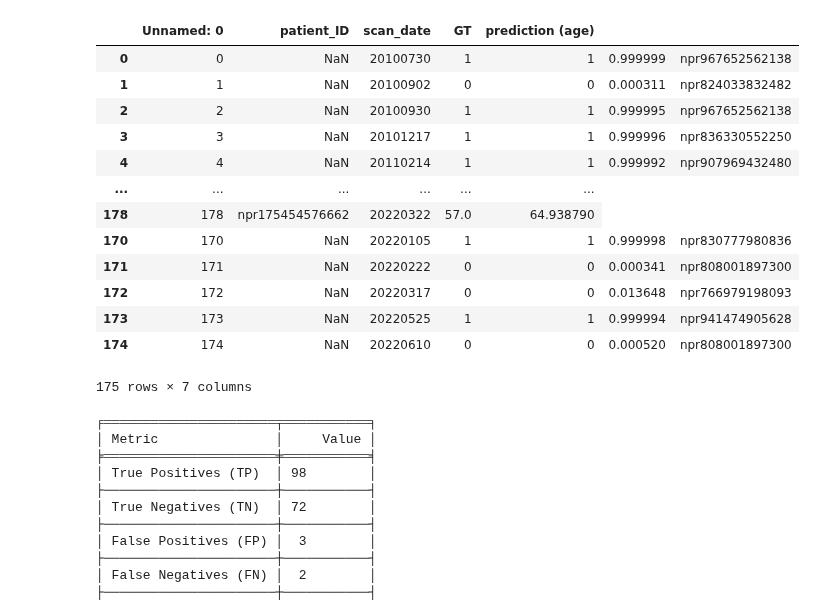
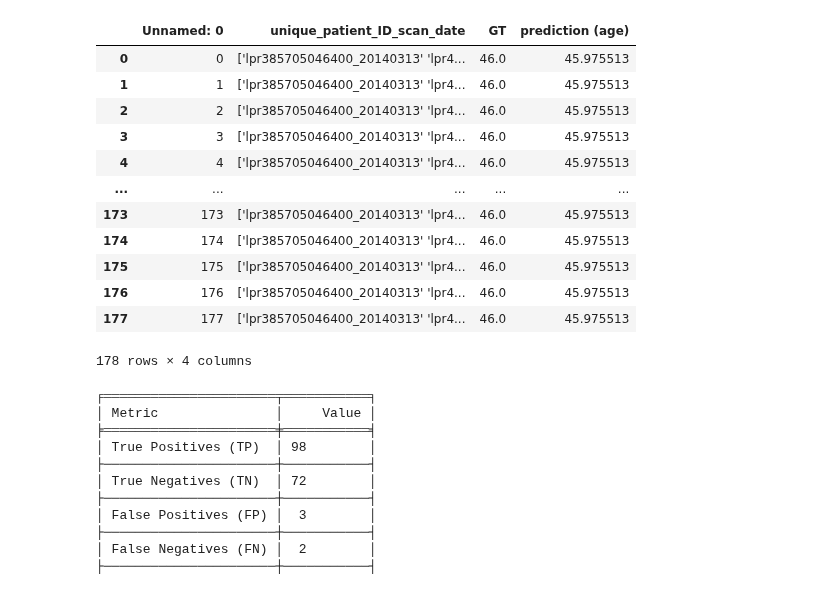
Before and after one commit to NickosKal/UCAN-PET-CT-image-data-handling-pipeline, a Jupyter notebook: Task4/Data_preparation/evaluate_models_ashish.ipynb, the cells around one changed output. Saved outputs shown, nothing was run; the diff lists cells and outputs as text; code cells hidden in the pictures.

Commit message:
Fix/Age prediction code

```diff
--- a/Task4/Data_preparation/evaluate_models_ashish.ipynb
+++ b/Task4/Data_preparation/evaluate_models_ashish.ipynb
@@ -40,23 +40,22 @@ def calculate_metrics(pred_prob, GT):
 
     return auc
 # %%
-data = pd.read_csv("/home/ashish/Ashish/UCAN/Results/classification/experiment_4/CV_3/Metrics/epoch_176.csv")
+data = pd.read_csv("/media/andres/T7 Shield1/UCAN_project/Results/regression/Experiment_2/CV_0/Metrics/epoch_9.csv")
 data
 # %% [output]
-|  | Unnamed: 0 | patient_ID | scan_date | GT | prediction (age) |
-| 0 | 0 | NaN | 20100730 | 1 | 1 | 0.999999 | npr967652562138 |
-| 1 | 1 | NaN | 20100902 | 0 | 0 | 0.000311 | npr824033832482 |
-| 2 | 2 | NaN | 20100930 | 1 | 1 | 0.999995 | npr967652562138 |
-| 3 | 3 | NaN | 20101217 | 1 | 1 | 0.999996 | npr836330552250 |
-| 4 | 4 | NaN | 20110214 | 1 | 1 | 0.999992 | npr907969432480 |
-| ... | ... | ... | ... | ... | ... |
-| 178 | 178 | npr175454576662 | 20220322 | 57.0 | 64.938790 |
-| 170 | 170 | NaN | 20220105 | 1 | 1 | 0.999998 | npr830777980836 |
-| 171 | 171 | NaN | 20220222 | 0 | 0 | 0.000341 | npr808001897300 |
-| 172 | 172 | NaN | 20220317 | 0 | 0 | 0.013648 | npr766979198093 |
-| 173 | 173 | NaN | 20220525 | 1 | 1 | 0.999994 | npr941474905628 |
-| 174 | 174 | NaN | 20220610 | 0 | 0 | 0.000520 | npr808001897300 |
+|  | Unnamed: 0 | unique_patient_ID_scan_date | GT | prediction (age) |
+| 0 | 0 | ['lpr385705046400_20140313' 'lpr4... | 46.0 | 45.975513 |
+| 1 | 1 | ['lpr385705046400_20140313' 'lpr4... | 46.0 | 45.975513 |
+| 2 | 2 | ['lpr385705046400_20140313' 'lpr4... | 46.0 | 45.975513 |
+| 3 | 3 | ['lpr385705046400_20140313' 'lpr4... | 46.0 | 45.975513 |
+| 4 | 4 | ['lpr385705046400_20140313' 'lpr4... | 46.0 | 45.975513 |
+| ... | ... | ... | ... | ... |
+| 173 | 173 | ['lpr385705046400_20140313' 'lpr4... | 46.0 | 45.975513 |
+| 174 | 174 | ['lpr385705046400_20140313' 'lpr4... | 46.0 | 45.975513 |
+| 175 | 175 | ['lpr385705046400_20140313' 'lpr4... | 46.0 | 45.975513 |
+| 176 | 176 | ['lpr385705046400_20140313' 'lpr4... | 46.0 | 45.975513 |
+| 177 | 177 | ['lpr385705046400_20140313' 'lpr4... | 46.0 | 45.975513 |
-175 rows × 7 columns
+178 rows × 4 columns
 # %%
 ### For classification
 # %% [output]
```
Also changed, not shown: parts of 3 cells of this notebook, 3 other files.
